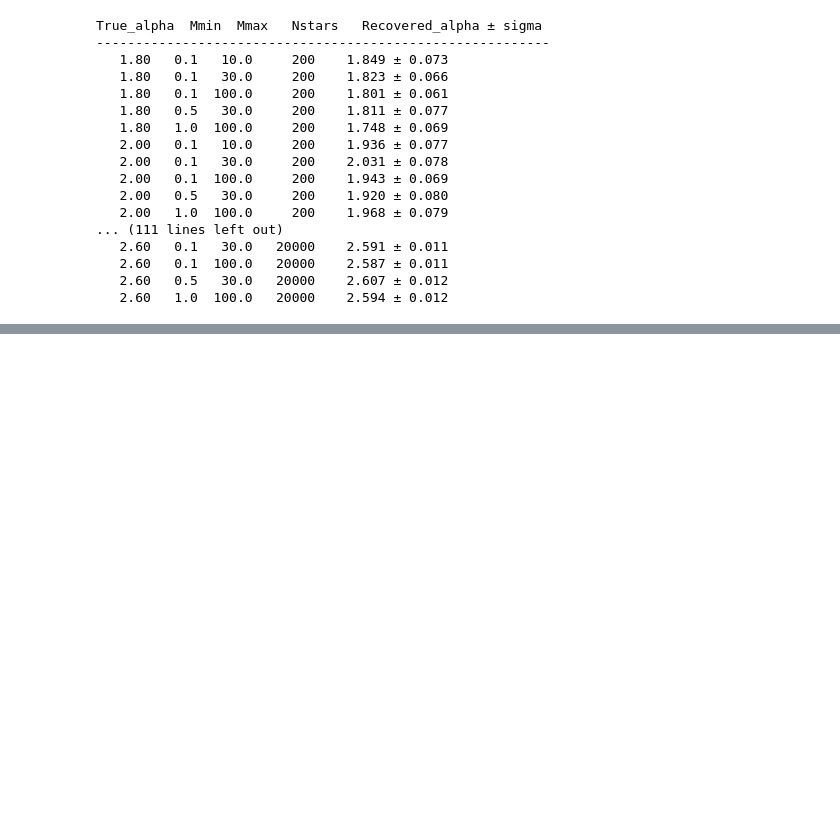
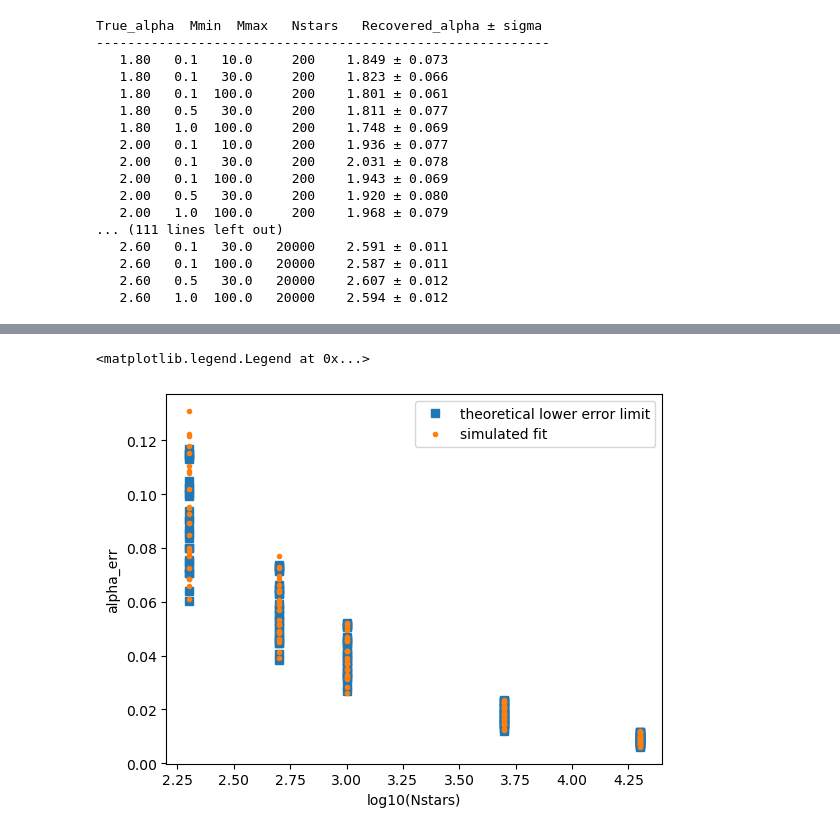
Before and after one commit to nsabrams/ay250_spring2026, a Jupyter notebook: 02_jan22_2026/IMF_sampling.ipynb, the cells around one changed output, grey strips where cells are left out. Cells and saved outputs as stored; diff of their text form; code cells hidden in the pictures; blank space fills up the shorter version.

```diff
--- a/02_jan22_2026/IMF_sampling.ipynb
+++ b/02_jan22_2026/IMF_sampling.ipynb
@@ -9,3 +10,29 @@ import pandas as pd
+# %%
+def sigma_alpha(N, alpha, R):
+    """
+    Formal propagated uncertainty on power-law slope alpha
+    for dN/dM ~ M^-alpha over dynamic range R = Mmax/Mmin.
+
+    Parameters
+    ----------
+    N : int or float
+        Number of stars
+    alpha : float
+        Power-law slope
+    R : float
+        Dynamic range Mmax/Mmin
+
+    Returns
+    -------
+    sigma_alpha : float
+        1-sigma uncertainty on alpha
+    """
+
+    term = (1.0/(alpha - 1.0)**2
+            - (np.log(R)**2 * R**(1.0 - alpha)) /
+              (1.0 - R**(1.0 - alpha))**2)
+
+    return 1.0 / np.sqrt(N * term)
 # %%
 def sample_imf(alpha=2.0, m_min=0.08, m_max=100.0, size=1, rng=None):
     """
@@ -258,0 +247,2 @@ ParserError: Defining usecols with out-of-bounds indices is not allowed. [3, 4,
+# %%
+mcmc_results = pd.read_csv("imf_mcmc_results.csv")
@@ -258,0 +344,2 @@ ParserError: Defining usecols with out-of-bounds indices is not allowed. [3, 4,
+# %%
+sigma_alpha_vals = sigma_alpha(mcmc_results['Nstars'], mcmc_results['alpha_true'], mcmc_results['Mmax']/mcmc_results['Mmin'])
@@ -258,0 +360,10 @@ ParserError: Defining usecols with out-of-bounds indices is not allowed. [3, 4,
+# %%
+plt.plot(np.log10(mcmc_results['Nstars']), sigma_alpha_vals, marker = 's', linestyle = 'None', label = 'theoretical lower error limit')
+plt.plot(np.log10(mcmc_results['Nstars']), mcmc_results['alpha_err'], marker = '.', linestyle = 'None', label = 'simulated fit')
+#plt.plot(df['cluster'], df['alpha'], marker = '.', linestyle = 'None', label = 'Weisz 2013 data')
+plt.xlabel('log10(Nstars)')
+plt.ylabel('alpha_err')
+plt.legend()
+# %% [output]
+<matplotlib.legend.Legend at 0x...>
+[figure, added]
```
Also changed, not shown: parts of 11 cells of this notebook, 2 other files.
